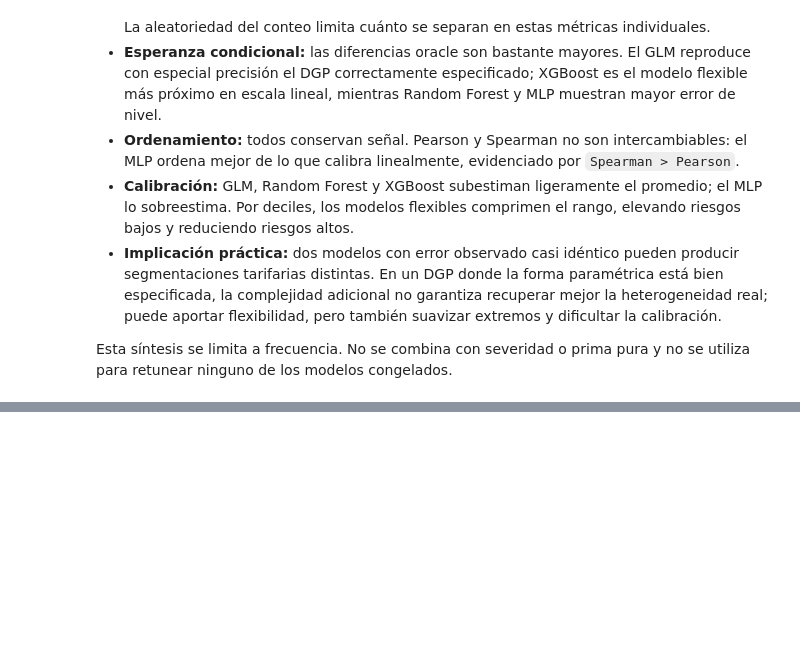
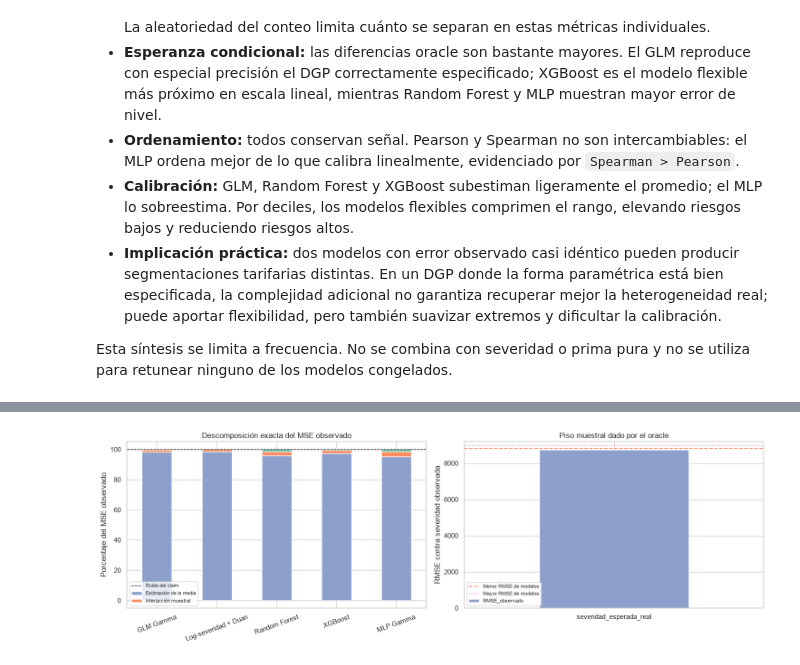
Before and after one commit to ActuarioDereckFuzz/Modelos_estadisticosvsMLvsDeep-Learning, a Jupyter notebook: notebooks/06_model_comparison.ipynb, the cells around one changed output, grey strips where cells are left out. Saved outputs shown, nothing was run; the diff lists cells and outputs as text; code cells hidden in the pictures; blank space fills up the shorter version.

Commit message:
Actualización: Finalizamos la comparación de modelos

```diff
--- a/notebooks/06_model_comparison.ipynb
+++ b/notebooks/06_model_comparison.ipynb
@@ -862,0 +890,20 @@ Esta síntesis se limita a frecuencia. No se combina con severidad o prima pura
+# %%
+SEVERITY_MODELS = {
+    "GLM Gamma": "sev_glm_gamma",
+    "Log-severidad + Duan": "sev_log_duan",
+    "Random Forest": "sev_rf",
+    "XGBoost": "sev_xgb",
+    "MLP Gamma": "sev_mlp",
+}
+
+required_severity_columns = {
+    "claim_id", "policy_id", "severidad", "severidad_esperada_real",
+    *SEVERITY_MODELS.values(),
+}
+missing_severity_columns = required_severity_columns - set(severity_predictions.columns)
+assert not missing_severity_columns, f"Faltan columnas de severidad: {sorted(missing_severity_columns)}"
+assert severity_predictions["claim_id"].is_unique
+assert (severity_predictions[["severidad", "severidad_esperada_real", *SEVERITY_MODELS.values()]] > 0).all().all()
+
+print(f"Base común de severidad: {len(severity_predictions):,} claims.")
+print(f"Pólizas representadas: {severity_predictions['policy_id'].nunique():,}.")
@@ -862,0 +1068,22 @@ Esta síntesis se limita a frecuencia. No se combina con severidad o prima pura
+# %%
+decomposition_plot = severity_mse_decomposition.set_index("modelo")[[
+    "% MSE ruido", "% MSE estimación", "% MSE interacción"
+]]
+
+fig, axes = plt.subplots(1, 2, figsize=(15, 5))
+decomposition_plot.plot(kind="bar", stacked=True, ax=axes[0], color=["#8da0cb", "#fc8d62", "#66c2a5"])
+axes[0].axhline(100, color="black", ls="--", lw=1)
+axes[0].set(title="Descomposición exacta del MSE observado", xlabel="", ylabel="Porcentaje del MSE observado")
+axes[0].tick_params(axis="x", rotation=20)
+axes[0].legend(["Ruido del claim", "Estimación de la media", "Interacción muestral"], fontsize=8)
+
+oracle_as_predictor.set_index("predictor")[["RMSE_observado"]].plot(kind="bar", ax=axes[1], color="#8da0cb", legend=False)
+axes[1].axhline(severity_diagnostics["RMSE_test"].min(), color="#fc8d62", ls="--", label="Menor RMSE de modelos")
+axes[1].axhline(severity_diagnostics["RMSE_test"].max(), color="#e78ac3", ls=":", label="Mayor RMSE de modelos")
+axes[1].set(title="Piso muestral dado por el oracle", xlabel="", ylabel="RMSE contra severidad observada")
+axes[1].tick_params(axis="x", rotation=0)
+axes[1].legend(fontsize=8)
+
+plt.tight_layout(); plt.show()
+# %% [output]
+[figure, added]
```
Also changed, not shown: parts of 101 cells of this notebook.
